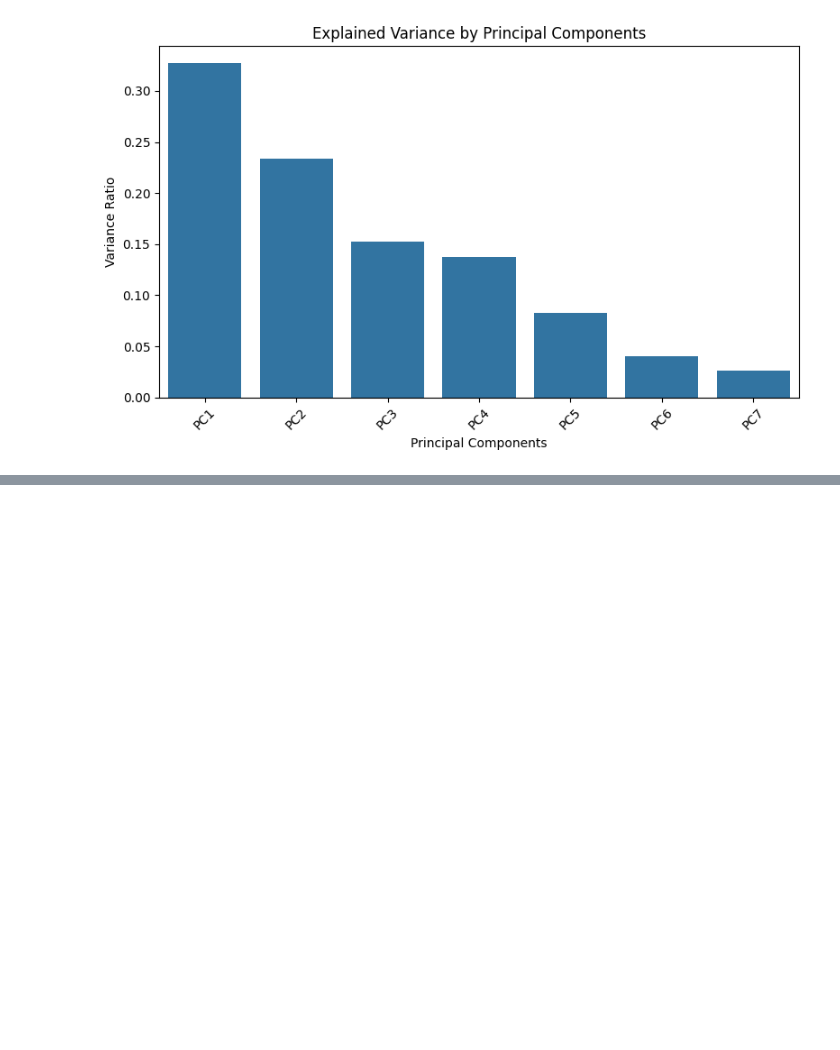
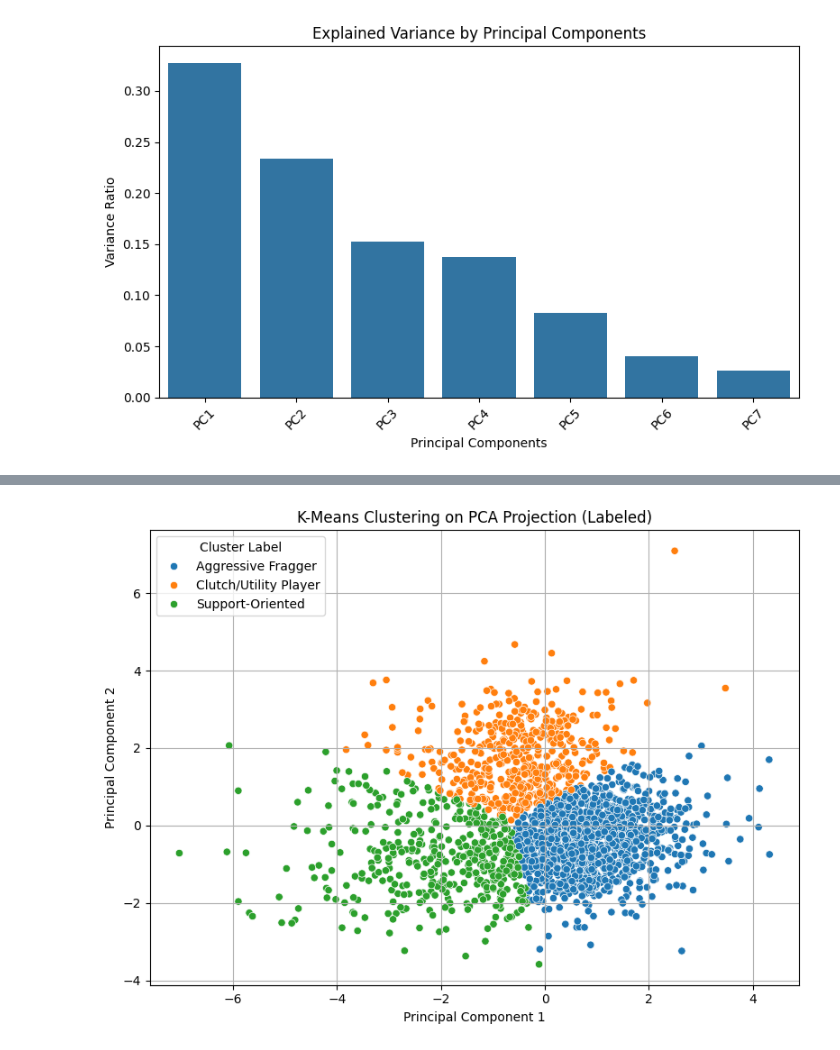
Before and after one commit to tiao1314/valorant-data, a Jupyter notebook: vppi_analysis.ipynb, the cells around one changed output, grey strips where cells are left out. Saved outputs shown, nothing was run; the diff lists cells and outputs as text; code cells hidden in the pictures; blank space fills up the shorter version.

```diff
--- a/vppi_analysis.ipynb
+++ b/vppi_analysis.ipynb
@@ -284,0 +346,22 @@ plt.show()
+# %%
+# Define your own interpretation of the clusters
+cluster_label_map = {
+    0: 'Aggressive Fragger',
+    1: 'Support-Oriented',
+    2: 'Clutch/Utility Player'
+}
+
+# Apply the mapping to a new column
+pca_df['Cluster Label'] = pca_df['Cluster'].map(cluster_label_map)
+
+# Plot with new labels
+plt.figure(figsize=(8, 6))
+sns.scatterplot(x='PC1', y='PC2', hue='Cluster Label', palette='tab10', data=pca_df)
+plt.title('K-Means Clustering on PCA Projection (Labeled)')
+plt.xlabel('Principal Component 1')
+plt.ylabel('Principal Component 2')
+plt.grid(True)
+plt.tight_layout()
+plt.show()
+# %% [output]
+[figure, added]
```
Also changed, not shown: parts of 7 cells of this notebook.
